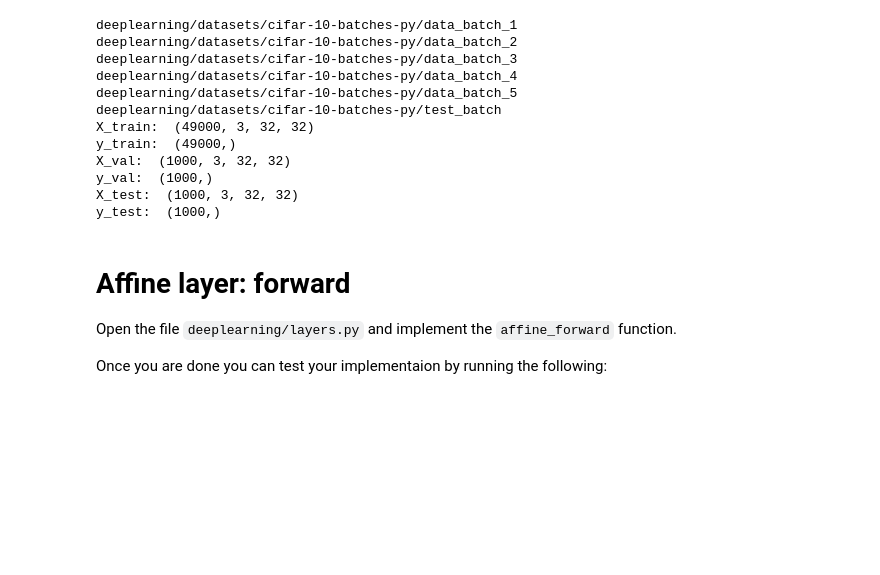
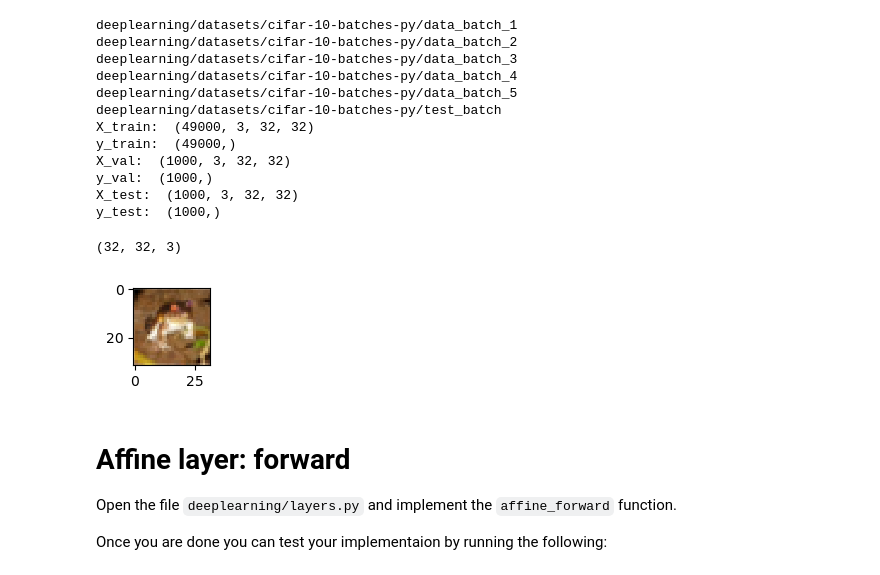
Before and after one commit to arubisov/cs182, a Jupyter notebook: FullyConnectedNets.ipynb, the cells around one changed output. Saved outputs shown, nothing was run; the diff lists cells and outputs as text; code cells hidden in the pictures; blank space fills up the shorter version.

```diff
--- a/FullyConnectedNets.ipynb
+++ b/FullyConnectedNets.ipynb
@@ -80,6 +80,24 @@ X_val:  (1000, 3, 32, 32)
 y_val:  (1000,)
 X_test:  (1000, 3, 32, 32)
 y_test:  (1000,)
+# %%
+# let's see one of these images
+
+import matplotlib.pyplot as plt
+# label names
+# label_name = meta_data['label_names']
+# take first image
+image = (data['X_train'][0] + abs(np.min(data['X_train'], axis=0))).astype("int")
+# Reshape the image
+image = image.reshape(3,32,32)
+image = image.transpose(1,2,0)
+print(image.shape)
+# Display the image
+plt.figure(figsize = (1, 1))
+fig = plt.imshow(image)
+# %% [output]
+(32, 32, 3)
+[figure, added]
 # %% [markdown]
 # Affine layer: forward
 Open the file `deeplearning/layers.py` and implement the `affine_forward` function.
```
Also changed, not shown: parts of 15 cells of this notebook.
